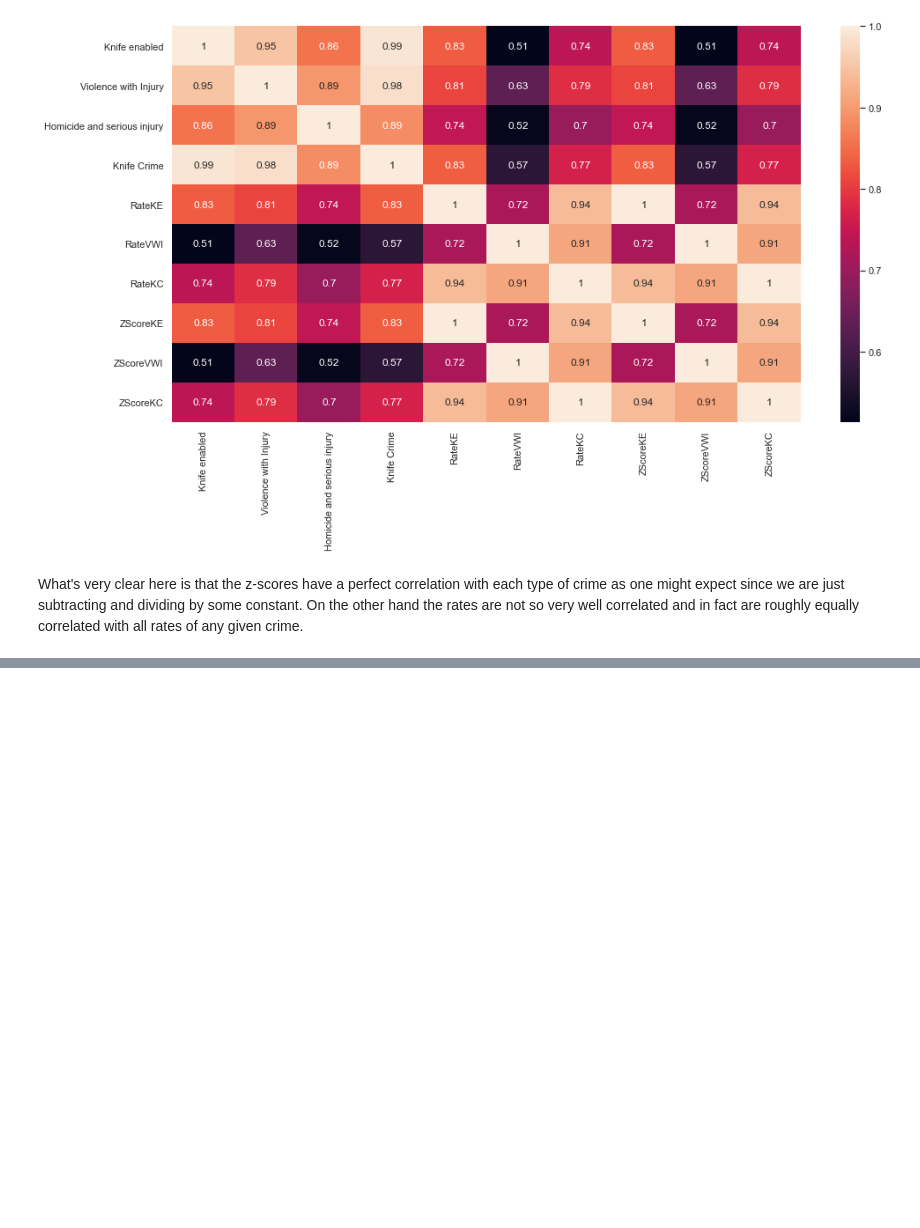
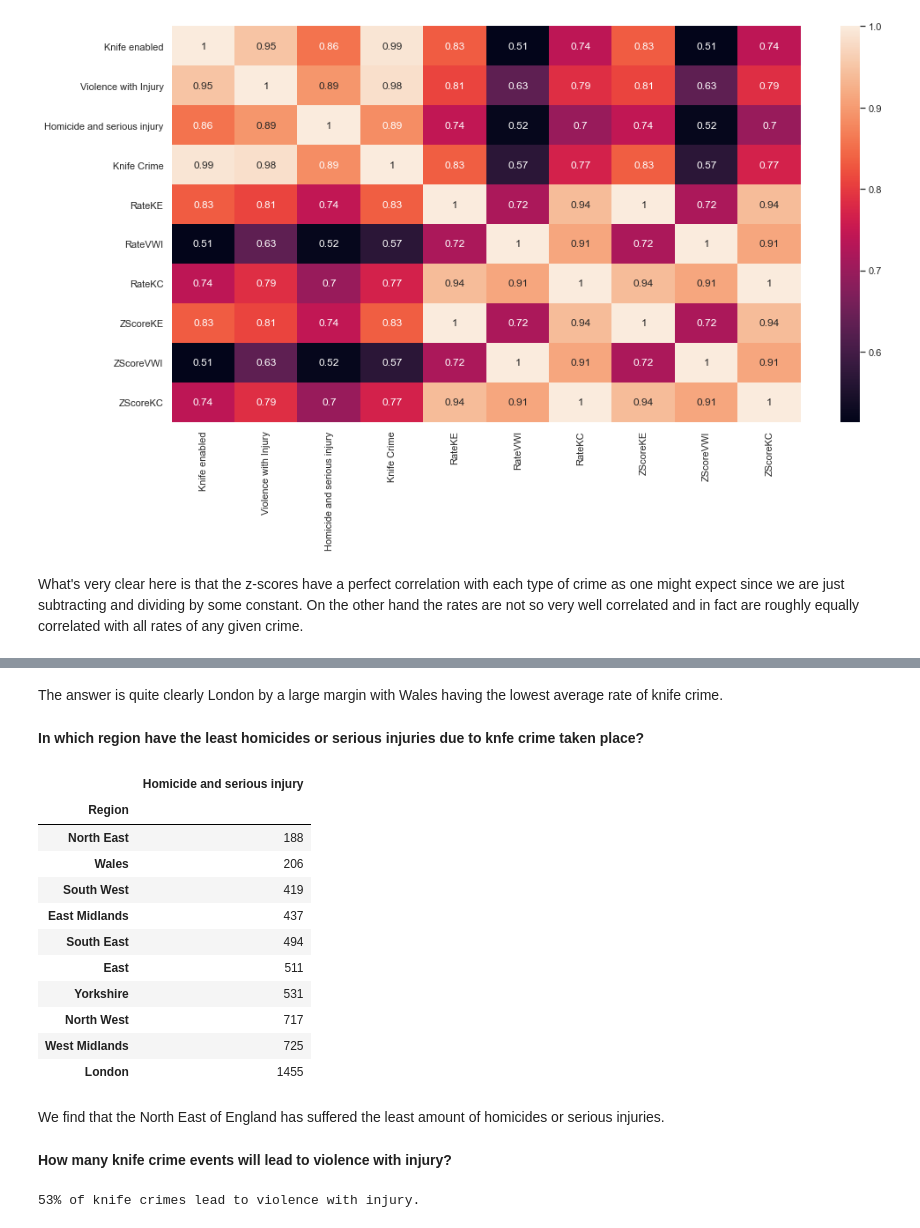
Before and after one commit to Hekkta/Knife-crime-EDA, a Jupyter notebook: Knife crime EDA.ipynb, the cells around one changed output, grey strips where cells are left out. Cells and saved outputs as stored; diff of their text form; code cells hidden in the pictures; blank space fills up the shorter version.

```diff
--- a/Knife crime EDA.ipynb
+++ b/Knife crime EDA.ipynb
@@ -167,0 +189,29 @@ What's very clear here is that the z-scores have a perfect correlation with each
+# %% [markdown]
+The answer is quite clearly London by a large margin with Wales having the lowest average rate of knife crime.
+# %% [markdown]
+**In which region have the least homicides or serious injuries due to knfe crime taken place?**
+# %%
+df[['Region', 'Homicide and serious injury']].groupby(['Region']).sum().sort_values(by=['Homicide and serious injury'])
+# %% [output]
+|  | Homicide and serious injury |
+| Region |  |
+| North East | 188 |
+| Wales | 206 |
+| South West | 419 |
+| East Midlands | 437 |
+| South East | 494 |
+| East | 511 |
+| Yorkshire | 531 |
+| North West | 717 |
+| West Midlands | 725 |
+| London | 1455 |
+# %% [markdown]
+We find that the North East of England has suffered the least amount of homicides or serious injuries.
+# %% [markdown]
+**How many knife crime events will lead to violence with injury?**
+# %%
+rate = ((df['Violence with Injury'].sum()/df['Knife Crime'].sum()) * 100).round()
+
+print(str(rate)[:2] + '% of knife crimes lead to violence with injury.')
+# %% [output]
+53% of knife crimes lead to violence with injury.
```
Also changed, not shown: parts of 7 cells of this notebook.
